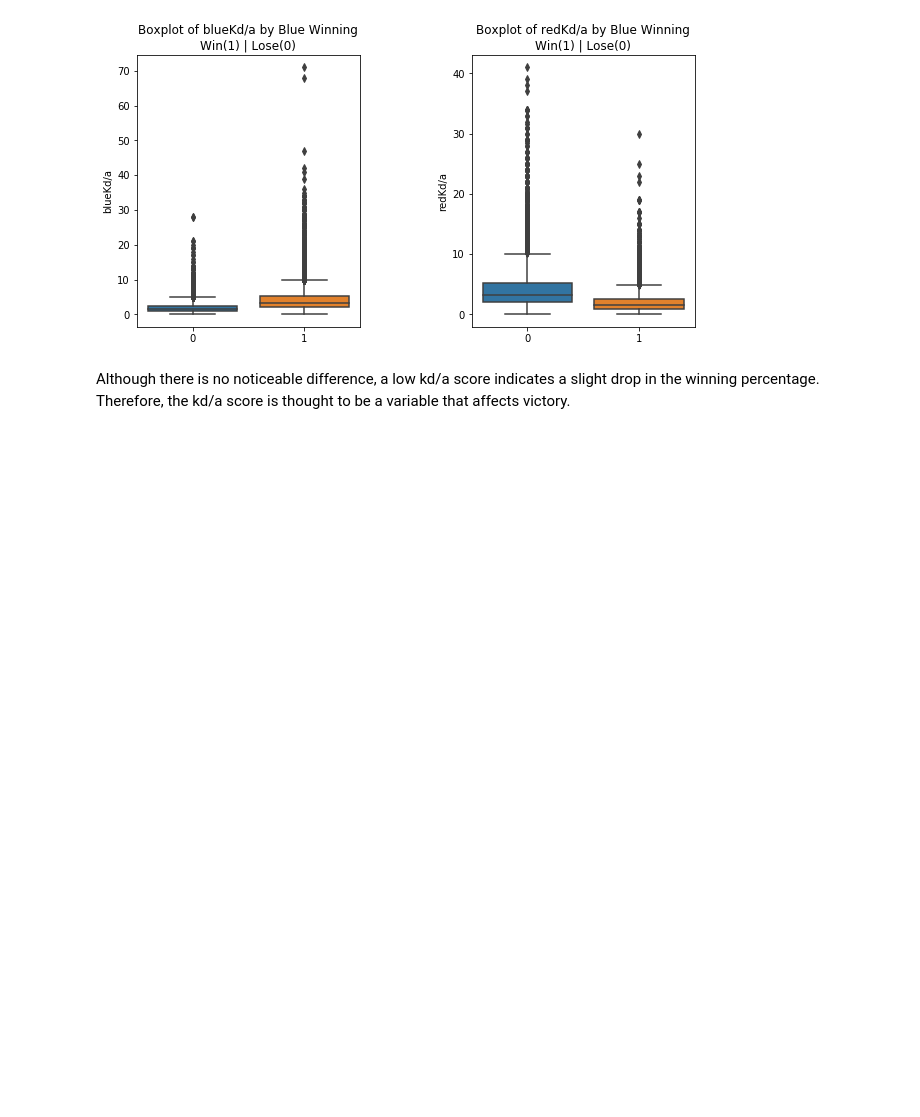
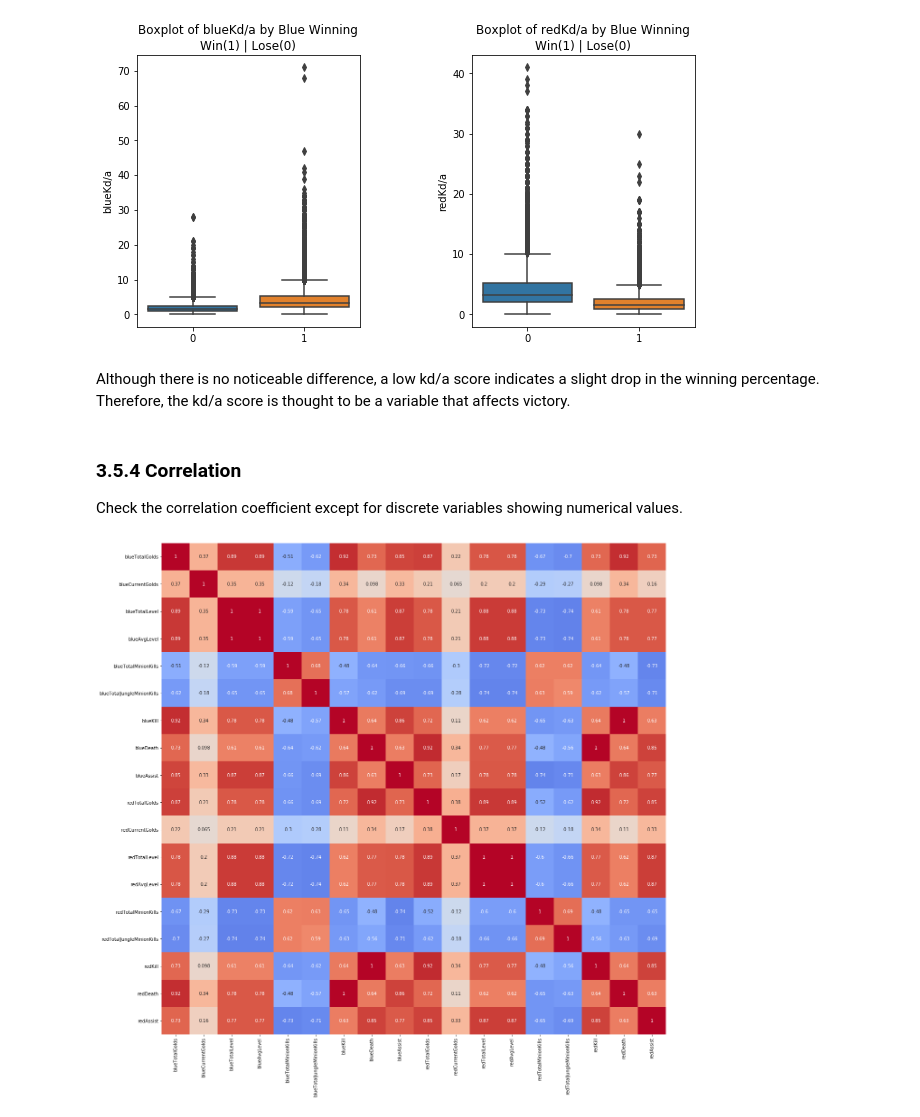
Before and after one commit to SSANGMAN/LoL, a Jupyter notebook: ipynb/Who_is_win_Exploratory Data Analysis_v1.ipynb, the cells around one changed output. Drawn from its saved outputs; the diff is of its cells as text; code cells hidden in the pictures; blank space fills up the shorter version.

```diff
--- a/ipynb/Who_is_win_Exploratory Data Analysis_v1.ipynb
+++ b/ipynb/Who_is_win_Exploratory Data Analysis_v1.ipynb
@@ -665,3 +666,18 @@ for i, kda in enumerate(kda_list):
 [figure]
 # %% [markdown]
 Although there is no noticeable difference, a low kd/a score indicates a slight drop in the winning percentage. Therefore, the kd/a score is thought to be a variable that affects victory.
+# %% [markdown]
+### 3.5.4 Correlation
+
+Check the correlation coefficient except for discrete variables showing numerical values.
+# %%
+cont_num_cols = num_cols[(~num_cols.str.contains('gameId|TowerKills|WardKills|Dragon|RiftHeralds|blueWins|Ward|Inhibitor'))]
+
+correlation = train[cont_num_cols].corr()
+
+plt.figure(figsize = (20, 20))
+sns.heatmap(correlation, vmin = -1, vmax = 1, annot = True, cbar = False, cmap = 'coolwarm')
+
+plt.show()
+# %% [output]
+[figure, added]
```
Also changed, not shown: parts of 32 cells of this notebook.
